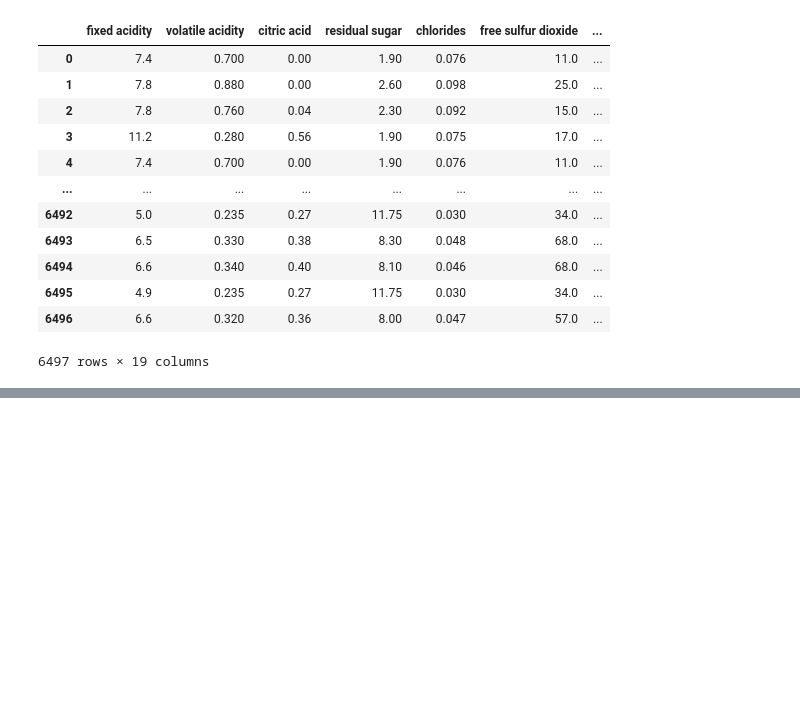
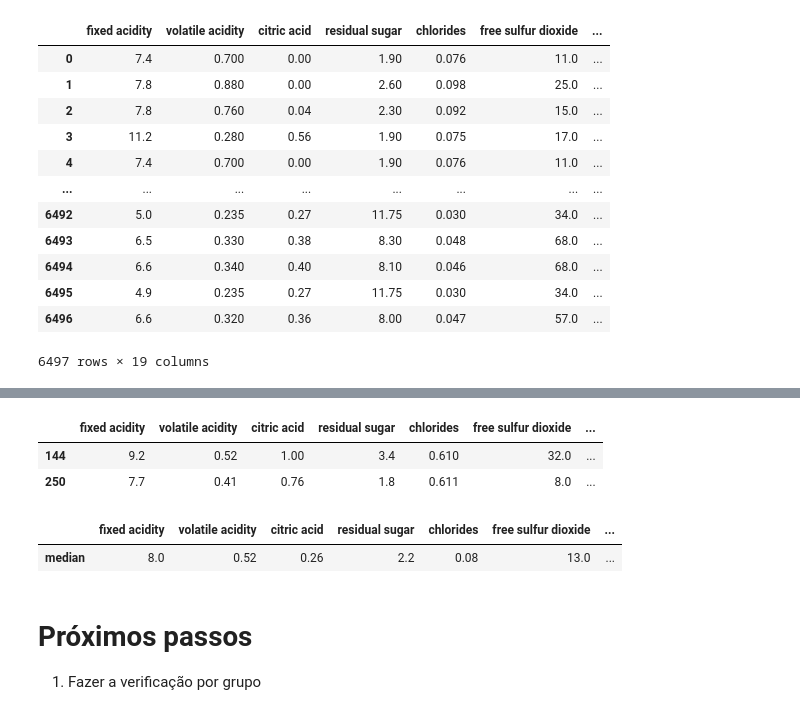
Before and after one commit to barbosarafael/DS_Avancado, a Jupyter notebook: wine_projeto/notebook_projeto.ipynb, the cells around one changed output, grey strips where cells are left out. Saved outputs shown, nothing was run; the diff lists cells and outputs as text; code cells hidden in the pictures; blank space fills up the shorter version.

```diff
--- a/wine_projeto/notebook_projeto.ipynb
+++ b/wine_projeto/notebook_projeto.ipynb
@@ -289,0 +363,21 @@ df_final.sort_values("Dist", ascending = False)
+# %%
+#--- Dataframe problemático
+
+df_prob[df_prob["Cluster"] == 0]
+# %% [output]
+|  | fixed acidity | volatile acidity | citric acid | residual sugar | chlorides | free sulfur dioxide | ... |
+| 144 | 9.2 | 0.52 | 1.00 | 3.4 | 0.610 | 32.0 | ... |
+| 250 | 7.7 | 0.41 | 0.76 | 1.8 | 0.611 | 8.0 | ... |
+# %%
+#--- Mediana das características com grupo 0
+
+df1 = df_final.drop(list(df_prob.index), axis = 0)
+
+df1[df1["Cluster"] == 0].drop("Cluster", axis = 1).aggregate(["median"]).round(2)
+# %% [output]
+|  | fixed acidity | volatile acidity | citric acid | residual sugar | chlorides | free sulfur dioxide | ... |
+| median | 8.0 | 0.52 | 0.26 | 2.2 | 0.08 | 13.0 | ... |
+# %% [markdown]
+# Próximos passos
+
+1. Fazer a verificação por grupo
```
Also changed, not shown: parts of 13 cells of this notebook.
